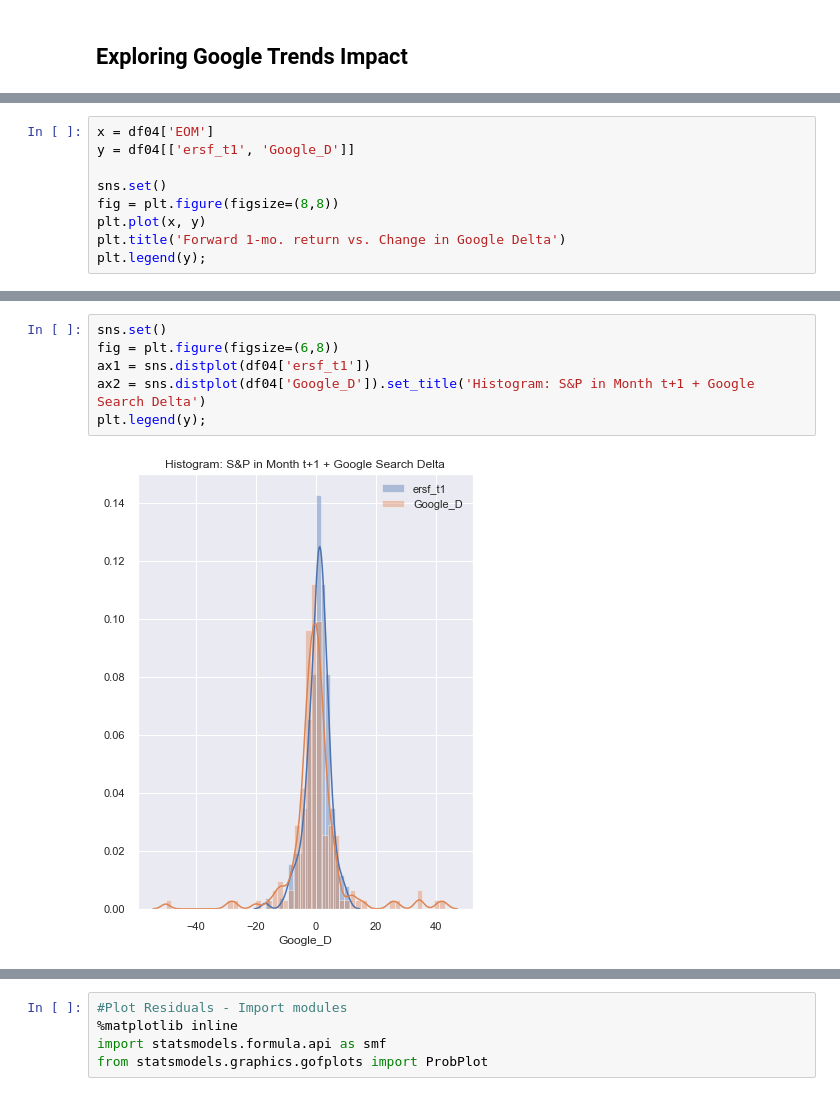
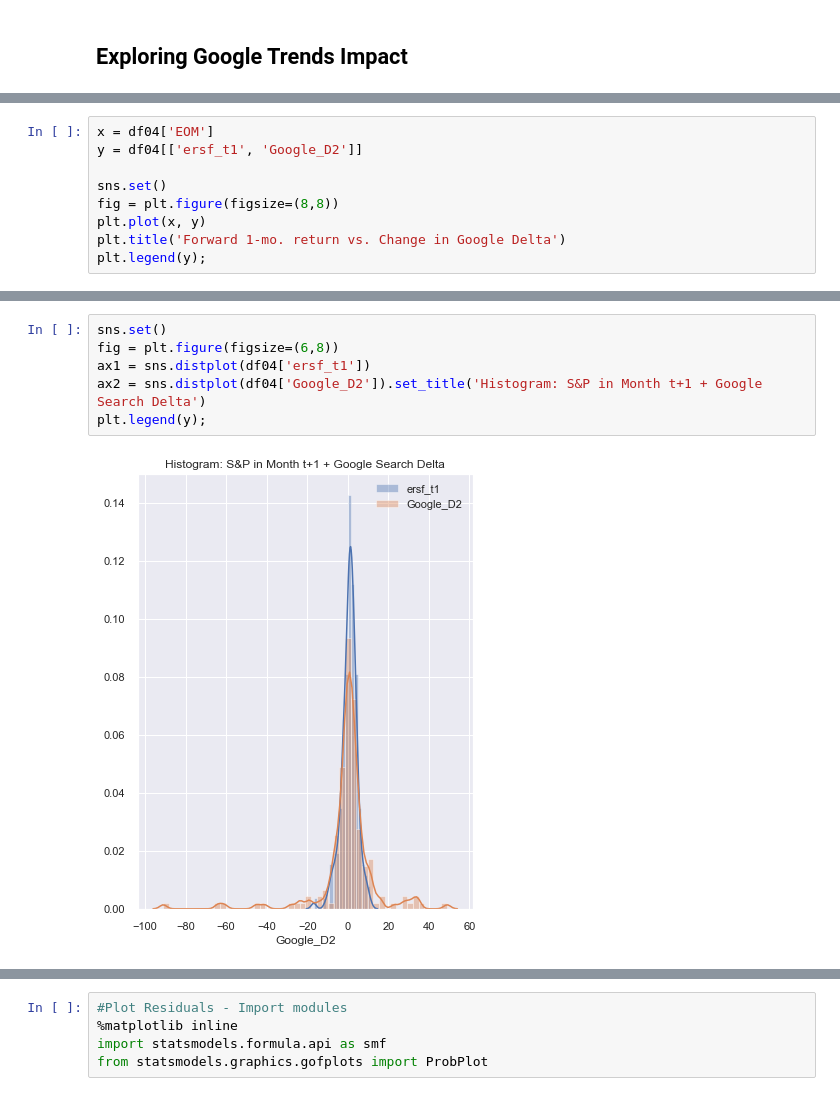
Before and after one commit to maks-p/momentum_sentiment_FINAL, a Jupyter notebook: momentum_sentiment_final.ipynb, the cells around one changed output, grey strips where cells are left out. Saved outputs shown, nothing was run; the diff lists cells and outputs as text.

```diff
--- a/momentum_sentiment_final.ipynb
+++ b/momentum_sentiment_final.ipynb
@@ -235,6 +236,6 @@ plt.show();
 # %%
 x = df04['EOM']
-y = df04[['ersf_t1', 'Google_D']]
+y = df04[['ersf_t1', 'Google_D2']]
 
 sns.set()
 fig = plt.figure(figsize=(8,8))
@@ -246,10 +247,10 @@ plt.legend(y);
 # %%
 sns.set()
 fig = plt.figure(figsize=(6,8))
 ax1 = sns.distplot(df04['ersf_t1'])
-ax2 = sns.distplot(df04['Google_D']).set_title('Histogram: S&P in Month t+1 + Google Search Delta')
+ax2 = sns.distplot(df04['Google_D2']).set_title('Histogram: S&P in Month t+1 + Google Search Delta')
 plt.legend(y);
 # %% [output]
-[figure, old version]
+[figure, new version]
 # %%
 #OLS multilinear regression modle with Google
```
Also changed, not shown: parts of 37 cells of this notebook, 5 other files.
